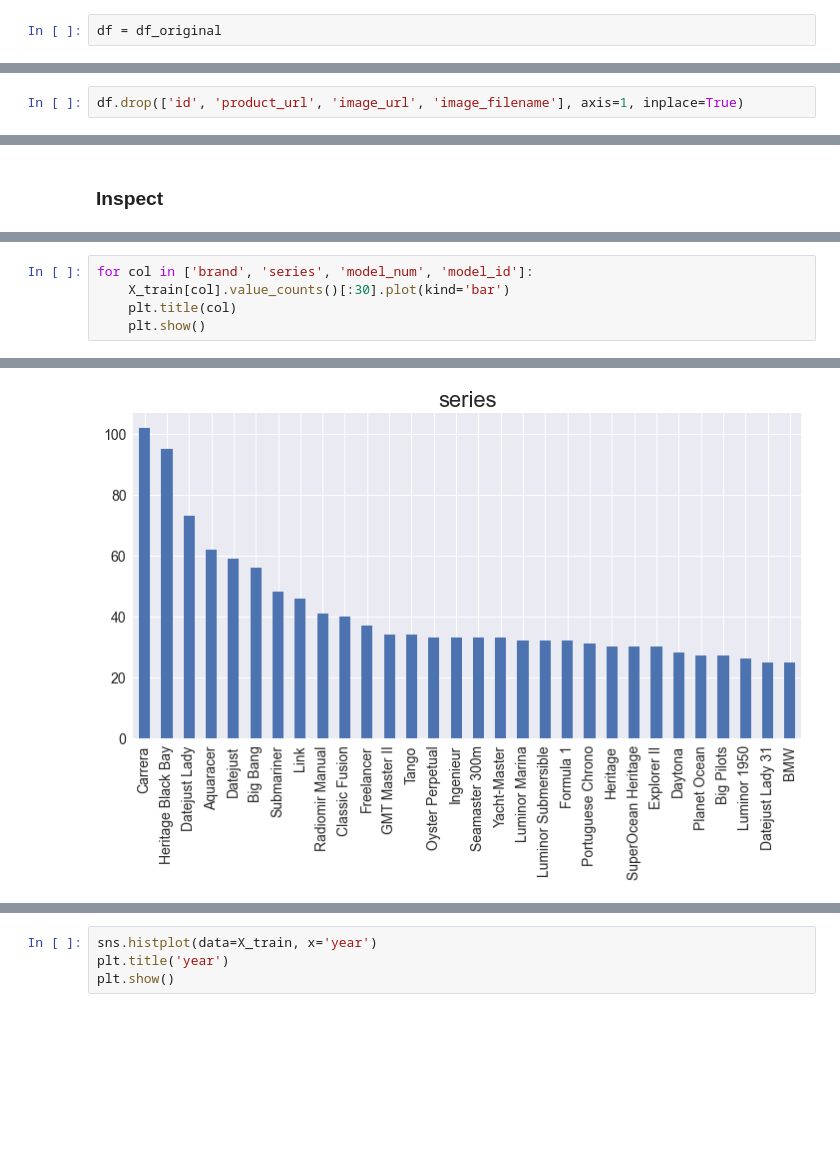
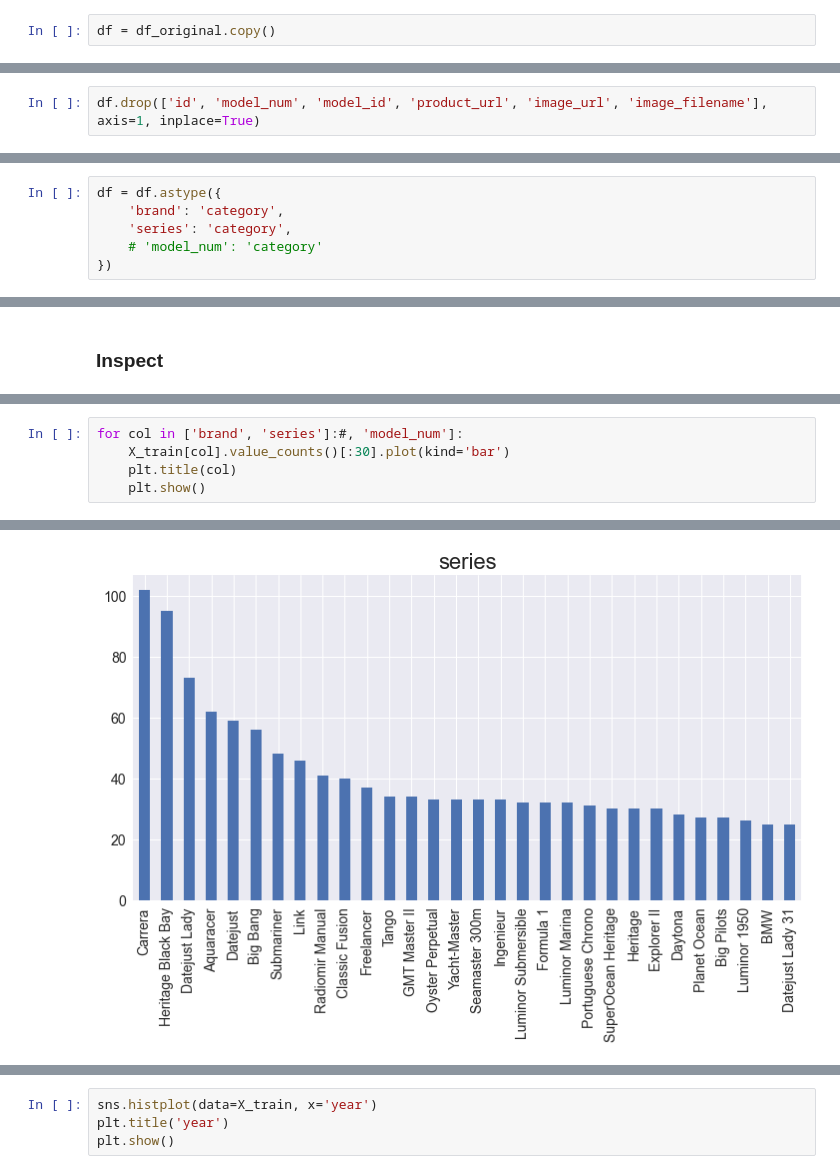
Before and after one commit to justingodden/apollo, a Jupyter notebook: modeller/model_dev.ipynb, the cells around one changed output, grey strips where cells are left out. Saved outputs shown, nothing was run; the diff lists cells and outputs as text; blank space fills up the shorter version.

Commit message:
feat(model-dev): first model dev run-through

```diff
--- a/modeller/model_dev.ipynb
+++ b/modeller/model_dev.ipynb
@@ -37,7 +46,7 @@ sqlite_url = f"sqlite:///{sqlite_file_name}"
 # %%
 df_original = pd.read_sql_table('watch', sqlite_url)
 # %%
-df = df_original
+df = df_original.copy()
 # %% [markdown]
 ### Transform
 # %%
@@ -47,4 +56,4 @@ Index(['id', 'product_url', 'brand', 'series', 'model_num', 'model_id',
        'price', 'year', 'box', 'papers', 'image_url', 'image_filename'],
       dtype='object')
 # %%
-df.drop(['id', 'product_url', 'image_url', 'image_filename'], axis=1, inplace=True)
+df.drop(['id', 'model_num', 'model_id', 'product_url', 'image_url', 'image_filename'], axis=1, inplace=True)
@@ -51,3 +70,9 @@ df.drop(['id', 'product_url', 'image_url', 'image_filename'], axis=1, inplace=Tr
+# %%
+df = df.astype({
+    'brand': 'category',
+    'series': 'category',
+    # 'model_num': 'category'
+})
 # %%
 df.shape
 # %% [output]
@@ -76,8 +101,8 @@ plt.show()
 # %%
-for col in ['brand', 'series', 'model_num', 'model_id']:
+for col in ['brand', 'series']:#, 'model_num']:
     X_train[col].value_counts()[:30].plot(kind='bar')
     plt.title(col)
     plt.show()
 # %% [output]
 [figure]
-[figure, old version]
+[figure, new version]
```
Also changed, not shown: parts of 62 cells of this notebook.
